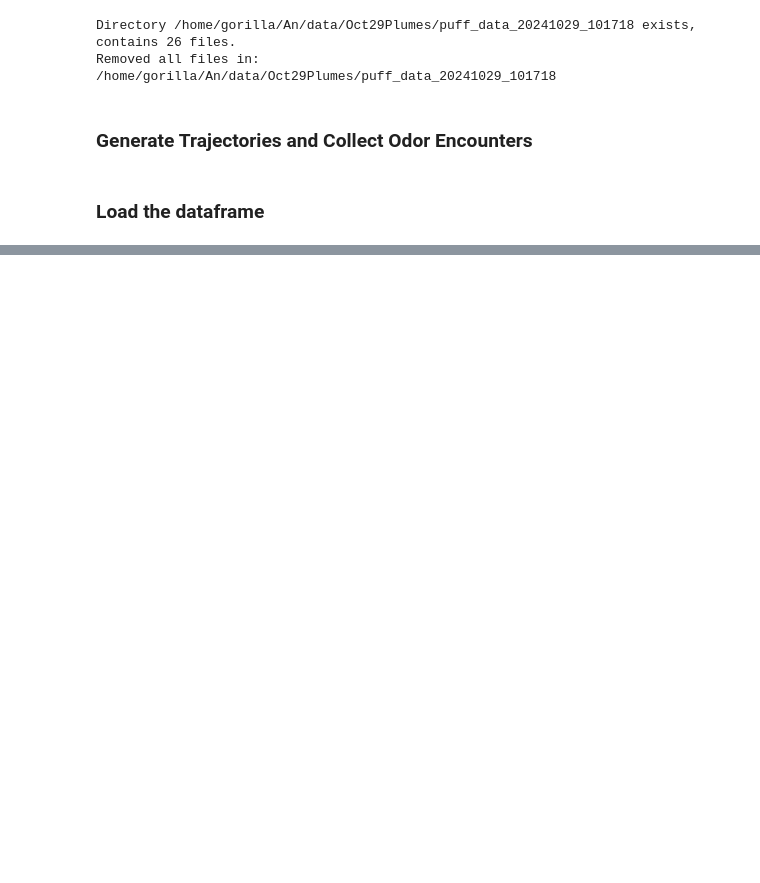
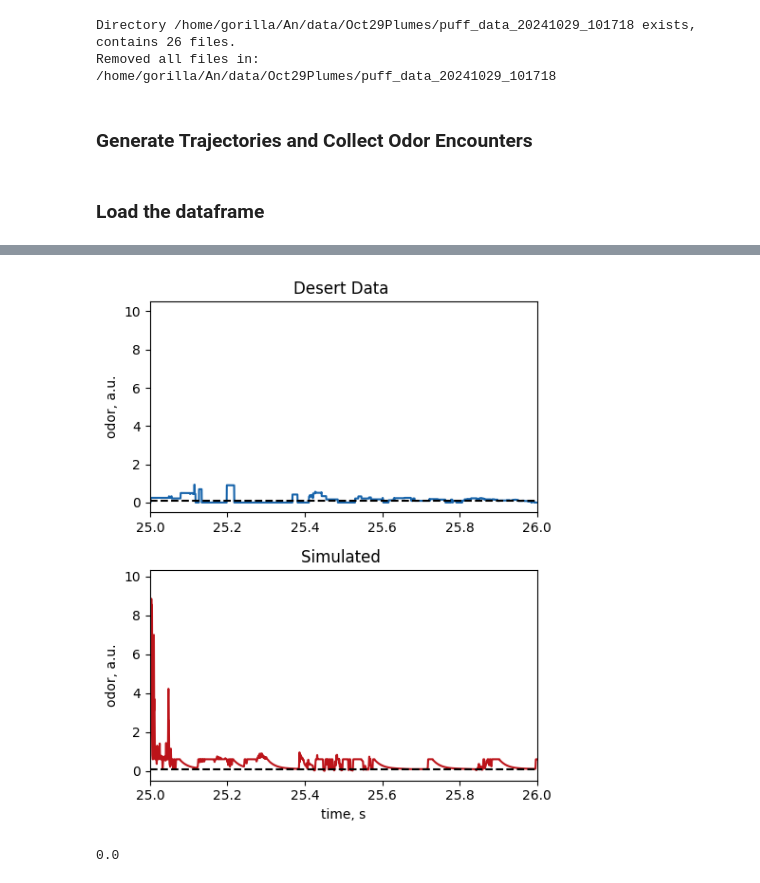
Before and after one commit to arunavanag591/COSMOS, a Jupyter notebook: puff_data_sim.ipynb, the cells around one changed output, grey strips where cells are left out. Drawn from its saved outputs; the diff is of its cells as text; code cells hidden in the pictures; blank space fills up the shorter version.

```diff
--- a/puff_data_sim.ipynb
+++ b/puff_data_sim.ipynb
@@ -153,5 +191,5 @@ dfres.scaled_odor.median()
 # %%
-index = get_index(dfres.scaled_odor,0.0001)
+index = get_index(dfres.odor,0.05)
 whiff_initiation_points = [sub[0] for sub in index]
 dfres['whiff_flag'] = 0
 
@@ -330,3 +368,5 @@ dy = 0.6007299358578605
 dist x = 1.0
 [figure]
+# %%
+dfres['distance_from_source'] = np.sqrt((dfres.distance_along_streakline)**2 + (dfres.nearest_from_streakline)**2)
 # %%
@@ -349,0 +468,2 @@ for i, row in dfres.iterrows():
+# %%
+df_test=dfres.copy()
@@ -349,0 +480,36 @@ for i, row in dfres.iterrows():
+# %%
+
+f,ax= plt.subplots(2,1,figsize=(5,6))
+ax[0].plot(df_test.time, df_test.odor, label='original', c='#1764ab')
+ax[1].plot(df_test.time, df_test.predicted_odor, label='predicted', c='#bc141a')
+ax[0].axhline(th, color = 'black', linestyle = '--')
+ax[1].axhline(th, color = 'black', linestyle = '--')
+limit = (25,26)
+ax[0].set_xlim(limit)
+ax[1].set_xlim(limit)
+
+# ax2.set_ylim(0,11)
+ax[0].set_ylabel('odor, a.u.')
+ax[1].set_ylabel('odor, a.u.')
+ax[1].set_xlabel('time, s')
+ax[0].set_title('Desert Data ')
+ax[1].set_title('Simulated ')
+# ax[0].set_xticklabels([])
+# ax[1].set_xticklabels([])
+# ax[0].set_ylim(0,10)
+# ax[0].set_ylim(0,0.01)
+# for i in range(2):
+#     mpl_functions.adjust_spines(ax[i],['left','bottom'],
+#                             spine_locations={'left': 6},
+#                             smart_bounds=True,
+#                             xticks=[75,100],
+#                             # yticks=[0, 10],
+#                             linewidth=0.5)
+#     mpl_functions.set_fontsize(ax[i],12)
+f.tight_layout()
+# %% [output]
+[figure, added]
+# %%
+np.min(fdf.odor_intermittency)
+# %% [output]
+0.0
```
Also changed, not shown: parts of 23 cells of this notebook, 6 other files.
